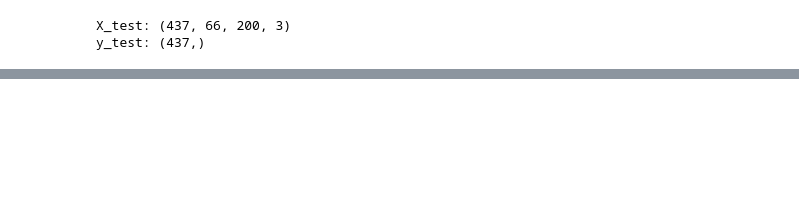
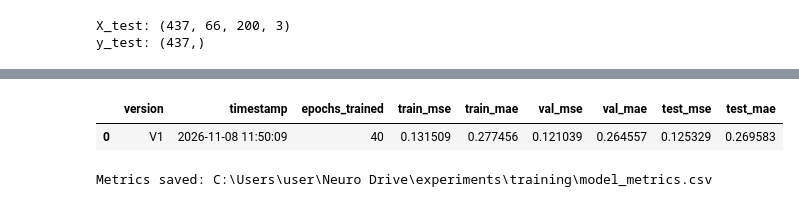
Before and after one commit to abdulraheem05/Neuro-Drive, a Jupyter notebook: notebooks/model_training.ipynb, the cells around one changed output, grey strips where cells are left out. Drawn from its saved outputs; the diff is of its cells as text; code cells hidden in the pictures; blank space fills up the shorter version.

```diff
--- a/notebooks/model_training.ipynb
+++ b/notebooks/model_training.ipynb
@@ -255,0 +276,62 @@ plt.show()
+# %%
+import pandas as pd
+import os
+
+
+METRICS_PATH = os.path.join(EXPERIMENT_DIR, "model_metrics.csv")
+
+# Latest epoch metrics
+history_df = pd.DataFrame(history.history)
+
+# Load best model
+best_model = keras.models.load_model(
+    os.path.join(MODEL_DIR, "neurodrive_v1.keras")
+)
+
+# Evaluate on test data
+test_loss, test_mae = best_model.evaluate(
+    X_test,
+    y_test,
+    verbose=0
+)
+
+# Create V1 record
+v1_metrics = {
+    "version": "V1",
+    "timestamp": datetime.now().strftime("%Y-%m-%d %H:%M:%S"),
+
+    "epochs_trained": len(history_df),
+
+    "train_mse": history_df["loss"].iloc[-1],
+    "train_mae": history_df["mae"].iloc[-1],
+
+    "val_mse": history_df["val_loss"].iloc[-1],
+    "val_mae": history_df["val_mae"].iloc[-1],
+
+    "test_mse": test_loss,
+    "test_mae": test_mae
+}
+
+# Append to CSV
+metrics_df = pd.DataFrame([v1_metrics])
+
+if os.path.exists(METRICS_PATH):
+    metrics_df.to_csv(
+        METRICS_PATH,
+        mode="a",
+        header=False,
+        index=False
+    )
+else:
+    metrics_df.to_csv(
+        METRICS_PATH,
+        index=False
+    )
+
+display(metrics_df)
+
+print("Metrics saved:", METRICS_PATH)
+# %% [output]
+|  | version | timestamp | epochs_trained | train_mse | train_mae | val_mse | val_mae | test_mse | test_mae |
+| 0 | V1 | 2026-11-08 11:50:09 | 40 | 0.131509 | 0.277456 | 0.121039 | 0.264557 | 0.125329 | 0.269583 |
+Metrics saved: C:\Users\user\Neuro Drive\experiments\training\model_metrics.csv
```
Also changed, not shown: parts of 6 cells of this notebook, 5 other files.
